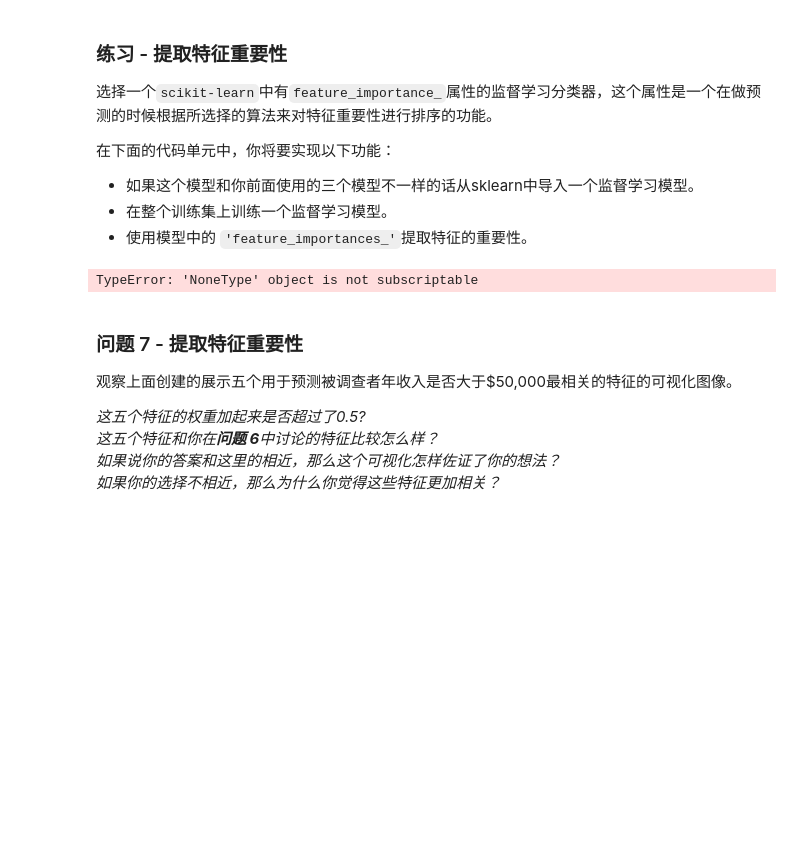
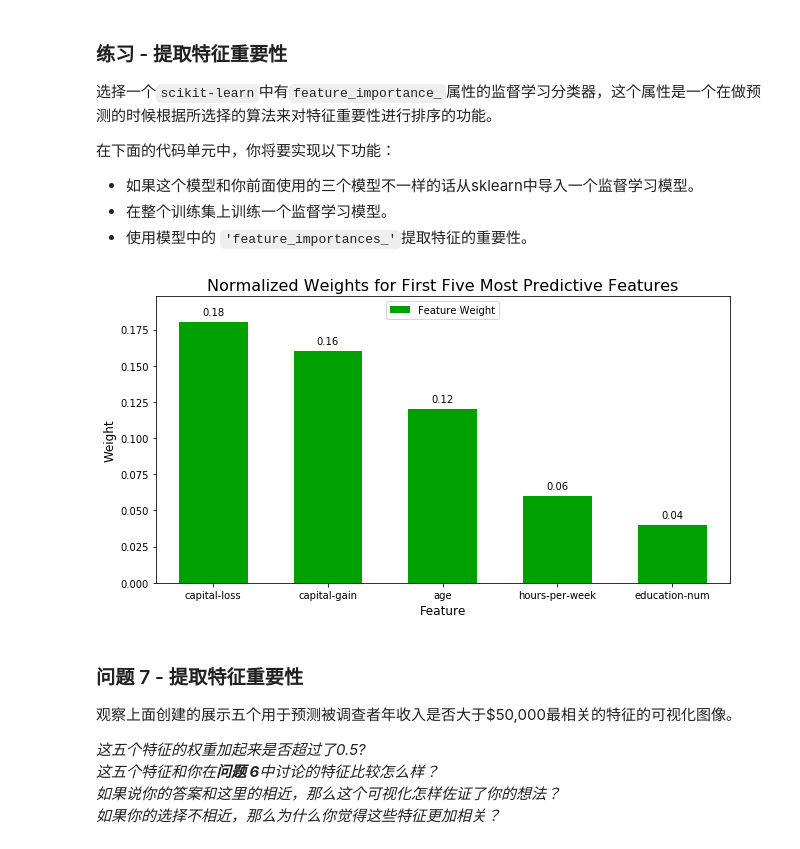
Before and after one commit to rzzuozuo/MLND_CN_P2_Finding_Donors, a Jupyter notebook: finding_donors.ipynb, the cells around one changed output. Saved outputs shown, nothing was run; the diff lists cells and outputs as text; code cells hidden in the pictures; blank space fills up the shorter version.

```diff
--- a/finding_donors.ipynb
+++ b/finding_donors.ipynb
@@ -509,13 +499,11 @@ from sklearn.model_selection import GridSearchCV
 from sklearn.metrics import make_scorer
 
 # TODO：初始化分类器
-clf = GradientBoostingClassifier()
+clf = AdaBoostClassifier()
 
 # TODO：创建你希望调节的参数列表
-parameters = {'n_estimators':[500,750,800],'max_depth':[1,2],'learning_rate':[0.09,0.1,0.12,0.15],'random_state':[0]}
-# parameters = {'n_estimators':[1000],'min_samples_split':[2,3],'min_samples_leaf':[1,2,3],'max_depth':[2]}
-#
-# parameters ={'min_samples_split':[2,3]}
+parameters = {'n_estimators':[500,1000,1500],'learning_rate':[0.08,0.1,0.12],'random_state':[0]}
+
 # TODO：创建一个fbeta_score打分对象
 scorer = make_scorer(fbeta_score,beta = 0.5)
 
@@ -606,16 +592,16 @@ _在这十三个记录中，你认为哪五个特征对于预测是最重要的
 # %%
 # TODO：导入一个有'feature_importances_'的监督学习模型
 from sklearn.ensemble import AdaBoostClassifier
 # TODO：在训练集上训练一个监督学习模型
 model = AdaBoostClassifier()
-model.(X_train,y_train)
+model.fit(X_train,y_train)
 # TODO： 提取特征重要性
 importances = model.feature_importances_
 
 # 绘图
 vs.feature_plot(importances, X_train, y_train)
 # %% [output]
-TypeError: 'NoneType' object is not subscriptable
+[figure, added]
 # %% [markdown]
 ### 问题 7 - 提取特征重要性
 观察上面创建的展示五个用于预测被调查者年收入是否大于\$50,000最相关的特征的可视化图像。
```
Also changed, not shown: parts of 18 cells of this notebook, 1 other file.
